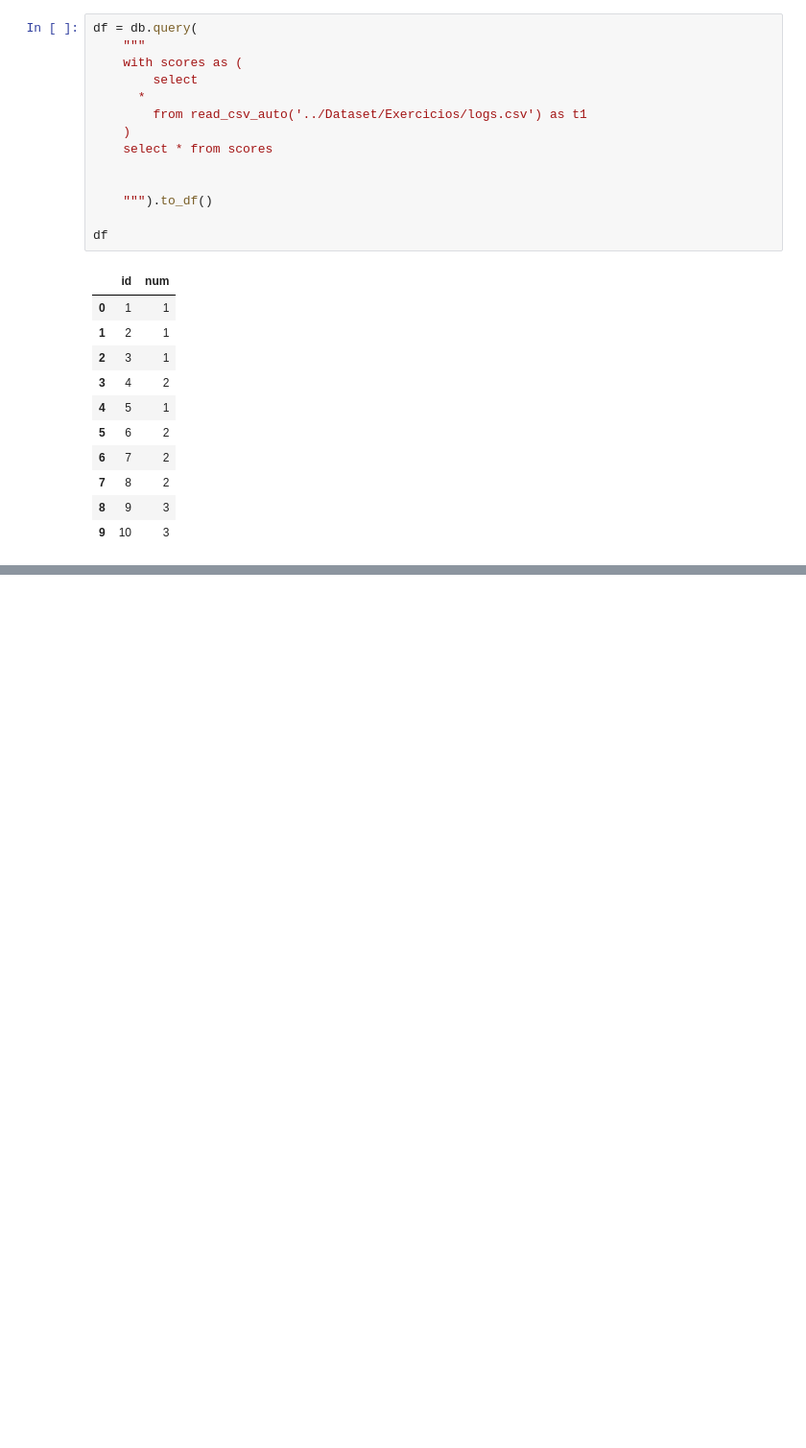
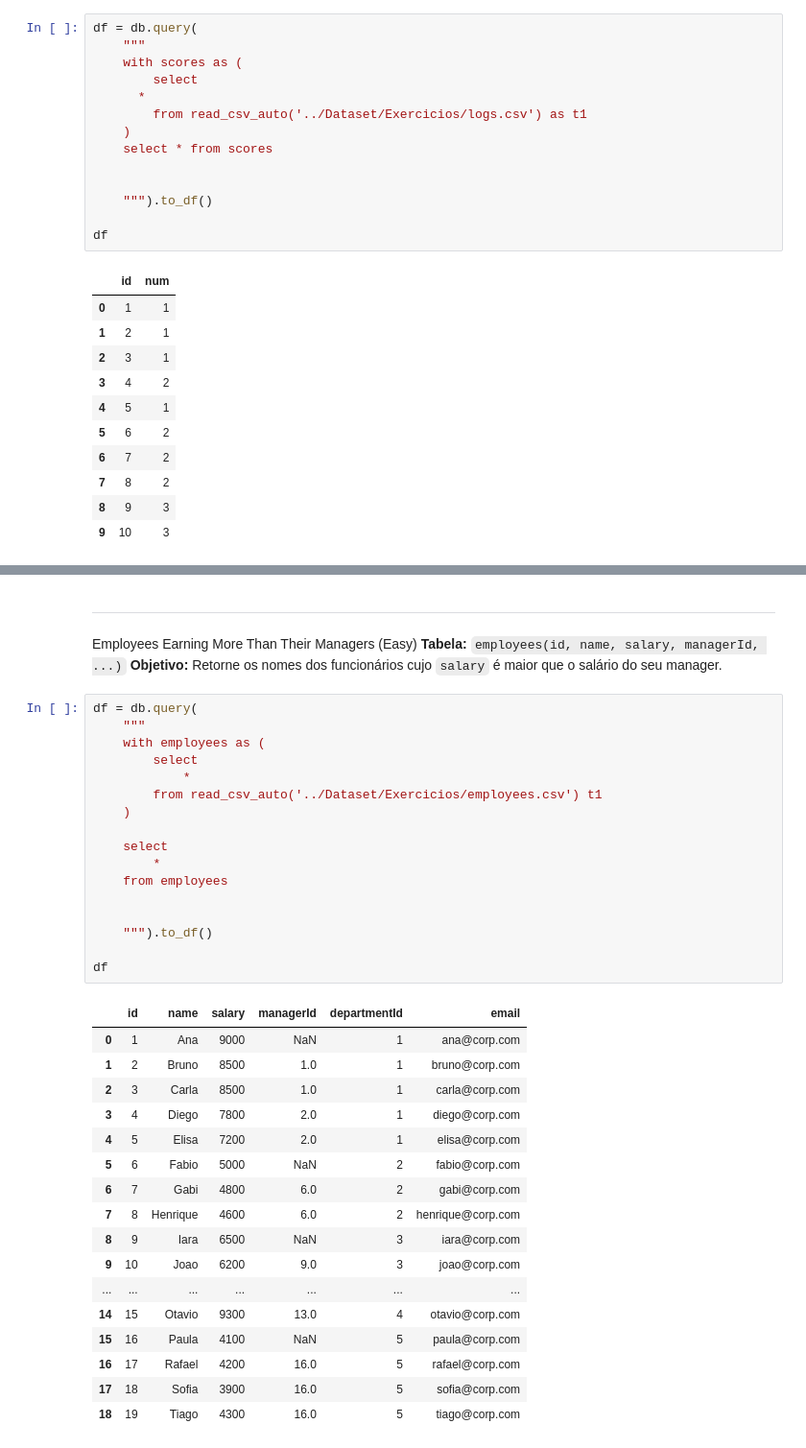
Before and after one commit to caioguimaraes18/Leetcode-data, a Jupyter notebook: Desafios - SQL/Exercicio_1.ipynb, the cells around one changed output, grey strips where cells are left out. Shown at 96% size. Cells and saved outputs as stored; diff of their text form; blank space fills up the shorter version.

Commit message:
Exercicios

```diff
--- a/Desafios - SQL/Exercicio_1.ipynb
+++ b/Desafios - SQL/Exercicio_1.ipynb
@@ -185,0 +240,41 @@ df
+# %% [markdown]
+---
+# %% [markdown]
+ Employees Earning More Than Their Managers (Easy)
+**Tabela:** `employees(id, name, salary, managerId, ...)`
+**Objetivo:** Retorne os nomes dos funcionários cujo `salary` é maior que o salário do seu manager.
+# %%
+df = db.query(
+    """
+    with employees as (
+        select
+            *
+        from read_csv_auto('../Dataset/Exercicios/employees.csv') t1
+    )
+
+    select
+        *
+    from employees
+
+
+    """).to_df()
+
+df
+# %% [output]
+|  | id | name | salary | managerId | departmentId | email |
+| 0 | 1 | Ana | 9000 | NaN | 1 | ana@corp.com |
+| 1 | 2 | Bruno | 8500 | 1.0 | 1 | bruno@corp.com |
+| 2 | 3 | Carla | 8500 | 1.0 | 1 | carla@corp.com |
+| 3 | 4 | Diego | 7800 | 2.0 | 1 | diego@corp.com |
+| 4 | 5 | Elisa | 7200 | 2.0 | 1 | elisa@corp.com |
+| 5 | 6 | Fabio | 5000 | NaN | 2 | fabio@corp.com |
+| 6 | 7 | Gabi | 4800 | 6.0 | 2 | gabi@corp.com |
+| 7 | 8 | Henrique | 4600 | 6.0 | 2 | henrique@corp.com |
+| 8 | 9 | Iara | 6500 | NaN | 3 | iara@corp.com |
+| 9 | 10 | Joao | 6200 | 9.0 | 3 | joao@corp.com |
+| ... | ... | ... | ... | ... | ... | ... |
+| 14 | 15 | Otavio | 9300 | 13.0 | 4 | otavio@corp.com |
+| 15 | 16 | Paula | 4100 | NaN | 5 | paula@corp.com |
+| 16 | 17 | Rafael | 4200 | 16.0 | 5 | rafael@corp.com |
+| 17 | 18 | Sofia | 3900 | 16.0 | 5 | sofia@corp.com |
+| 18 | 19 | Tiago | 4300 | 16.0 | 5 | tiago@corp.com |
```
Also changed, not shown: parts of 12 cells of this notebook.
